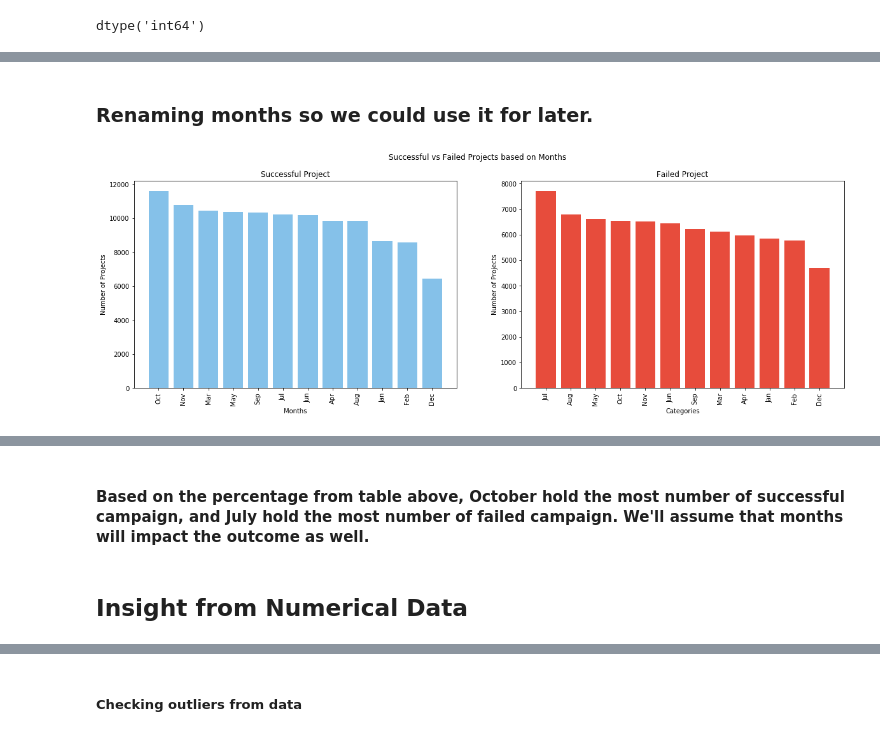
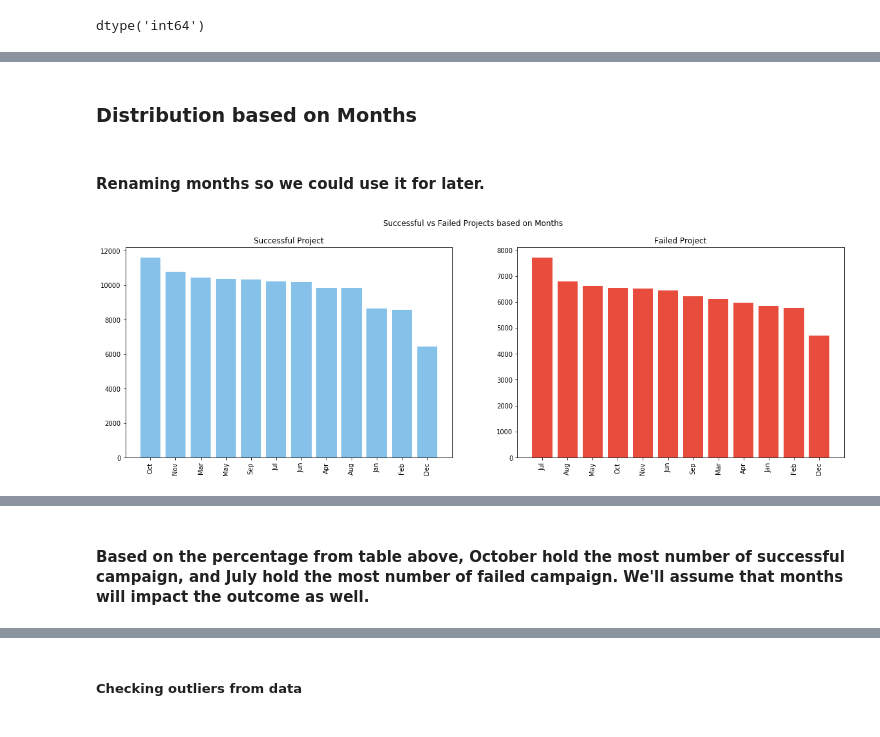
Before and after one commit to stvnc/JCDS07_FinalProject_VincentAngelo, a Jupyter notebook: FinalProjectKickstarter.ipynb, the cells around one changed output, grey strips where cells are left out. Saved outputs shown, nothing was run; the diff lists cells and outputs as text; code cells hidden in the pictures.

```diff
--- a/FinalProjectKickstarter.ipynb
+++ b/FinalProjectKickstarter.ipynb
@@ -248,16 +326,16 @@ plt.show()
 # %%
 categories = list(ksDf['main_category'].unique())
-successfulGoalsMean = []
-failedGoalsMean = []
+successful_goals_mean = []
+failed_goals_mean = []
 
 for i in categories:
-    successfulGoalsMean.append(np.mean(ksDf[(ksDf['status'] == 1) & (ksDf['main_category'] == i)]['goal_usd']))
-    failedGoalsMean.append(np.mean(ksDf[(ksDf['status'] == 0) & (ksDf['main_category'] == i)]['goal_usd']))
+    successful_goals_mean.append(np.mean(ksDf[(ksDf['status'] == 1) & (ksDf['main_category'] == i)]['goal_usd']))
+    failed_goals_mean.append(np.mean(ksDf[(ksDf['status'] == 0) & (ksDf['main_category'] == i)]['goal_usd']))
 
-tempFailedGoalsDf = pd.DataFrame(data = failedGoalsMean, index = categories, columns = ['failed'])
-tempSuccessfulGoalsDf = pd.DataFrame(data = successfulGoalsMean, index = categories, columns = ['success'])
+temp_failed_goals_df = pd.DataFrame(data = failed_goals_mean, index = categories, columns = ['failed'])
+temp_successful_goals_df = pd.DataFrame(data = successful_goals_mean, index = categories, columns = ['success'])
 
-meanGoalsDf = pd.concat([tempFailedGoalsDf, tempSuccessfulGoalsDf], axis = 1)
+mean_goals_df = pd.concat([temp_failed_goals_df, temp_successful_goals_df], axis = 1)
 # %%
 plt.figure(figsize=(20,6))
 plt.suptitle('Average Goals Number of Each Category from Success and Failed Project')
@@ -280,5 +365,7 @@ plt.show()
+# %% [markdown]
+### Distribution based on Months
 # %% [markdown]
-### Renaming months so we could use it for later.
+#### Renaming months so we could use it for later.
 # %%
 mapping = {1: 'Jan', 2: 'Feb', 3: 'Mar', 4: 'Apr', 5 : 'May', 6 : 'Jun', 7 : 'Jul', 8 : 'Aug', 9 : 'Sep',
           10: 'Oct', 11: 'Nov', 12: 'Dec'}
@@ -290,41 +377,37 @@ data_month_successful = ksDf[ksDf['status'] == 1]['month'].value_counts()
 # %%
 plt.figure(figsize=(20,6))
 plt.suptitle('Successful vs Failed Projects based on Months')
 plt.subplot(121)
 plt.title('Successful Project')
 plt.bar(data_month_successful.index, data_month_successful.values, color = '#85C1E9')
-plt.xlabel('Months')
-plt.ylabel('Number of Projects')
+
 plt.xticks(rotation=90)
 plt.subplot(122)
 plt.title('Failed Project')
 plt.bar(data_month_failed.index,data_month_failed.values,color = '#E74C3C')
-plt.xlabel('Categories')
+
 plt.xticks(rotation=90)
-plt.ylabel('Number of Projects')
-
 plt.show()
 
-monthList = ksDf['month'].unique()
-monthList.sort()
+month_list = ksDf['month'].unique()
 
-successValuePerMonth = []
-successPercentagePerMonth = []
-failedValuePerMonth = []
-failedPercentagePerMonth = []
+success_value_per_month = []
+success_percentage_per_month = []
+failed_value_per_month = []
+failed_percentage_per_month = []
 
-for i in monthList:
-    successValuePerMonth.append(data_month_successful.loc[i])
-    successPercentagePerMonth.append(round(data_month_successful.loc[i]/total_per_month.loc[i]*100 ,2))
-    failedValuePerMonth.append(data_month_failed.loc[i])
-    failedPercentagePerMonth.append(round(data_month_failed.loc[i]/total_per_month.loc[i]*100 ,2))
+for i in month_list:
+    success_value_per_month.append(data_month_successful.loc[i])
+    success_percentage_per_month.append(round(data_month_successful.loc[i]/total_per_month.loc[i]*100 ,2))
+    failed_value_per_month.append(data_month_failed.loc[i])
+    failed_percentage_per_month.append(round(data_month_failed.loc[i]/total_per_month.loc[i]*100 ,2))
 
-tempDfPcSuc = pd.DataFrame(successPercentagePerMonth, index = monthList, columns = ['success_percentage'])
-tempDfSuc = pd.DataFrame(successValuePerMonth, index = monthList, columns = ['success'])
-tempDfFai = pd.DataFrame(failedValuePerMonth, index = monthList, columns= ['failed'])
-tempDfPcFai = pd.DataFrame(failedPercentagePerMonth, index = monthList, columns = ['failed_percentage'])
+temp_df_pc_suc = pd.DataFrame(success_percentage_per_month, index = month_list, columns = ['success_percentage'])
+temp_df_suc = pd.DataFrame(success_value_per_month, index = month_list, columns = ['success'])
+temp_df_fai = pd.DataFrame(failed_value_per_month, index = month_list, columns= ['failed'])
+temp_df_pc_fai = pd.DataFrame(failed_percentage_per_month, index = month_list, columns = ['failed_percentage'])
 
-newTempDf = pd.concat([tempDfSuc, tempDfFai, tempDfPcSuc, tempDfPcFai], axis = 1)
+newTempDf = pd.concat([temp_df_suc, temp_df_fai, temp_df_pc_suc, temp_df_pc_fai], axis = 1)
 newTempDf.T
 # %% [output]
-[figure, old version]
+[figure, new version]
@@ -336,4 +419,2 @@ newTempDf.T
 # %% [markdown]
 #### Based on the percentage from table above, October hold the most number of successful campaign, and July hold the most number of failed campaign. We'll assume that months will impact the outcome as well.
-# %% [markdown]
-## Insight from Numerical Data
```
Also changed, not shown: parts of 30 cells of this notebook, 1 other file.
